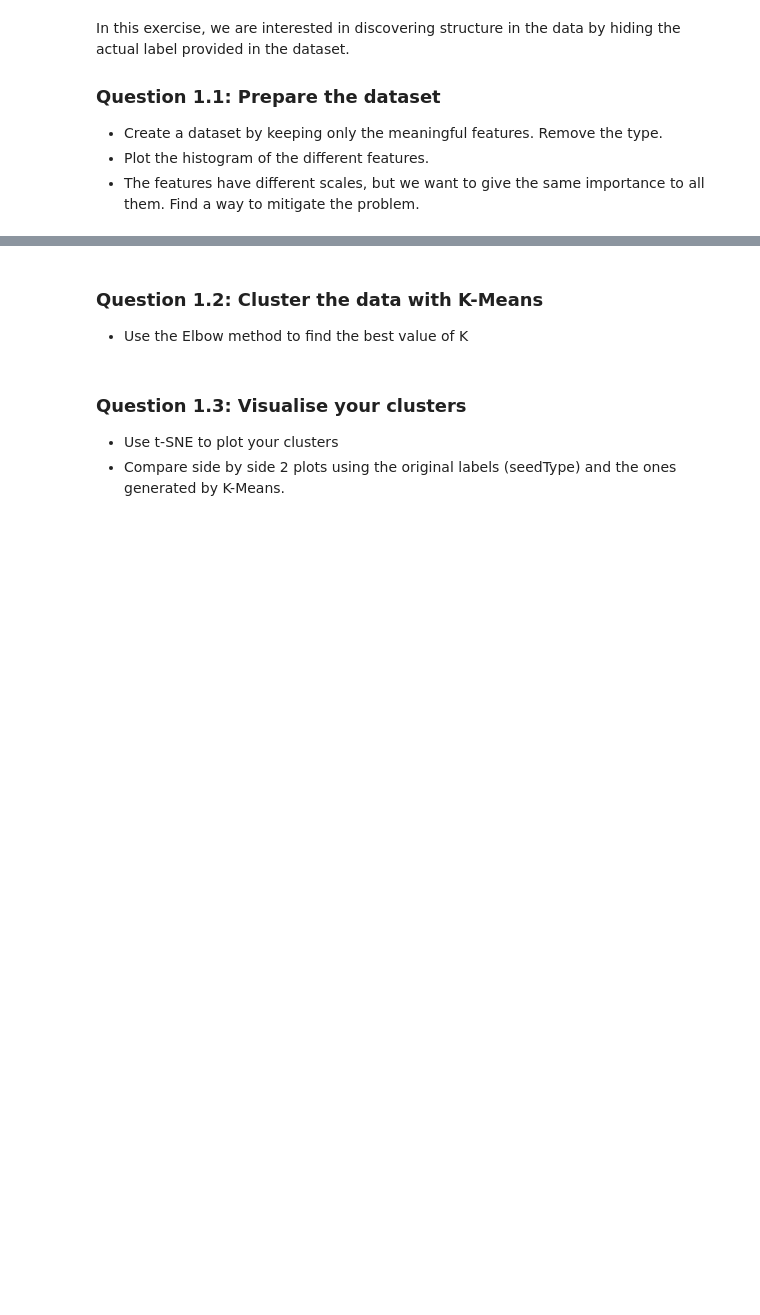
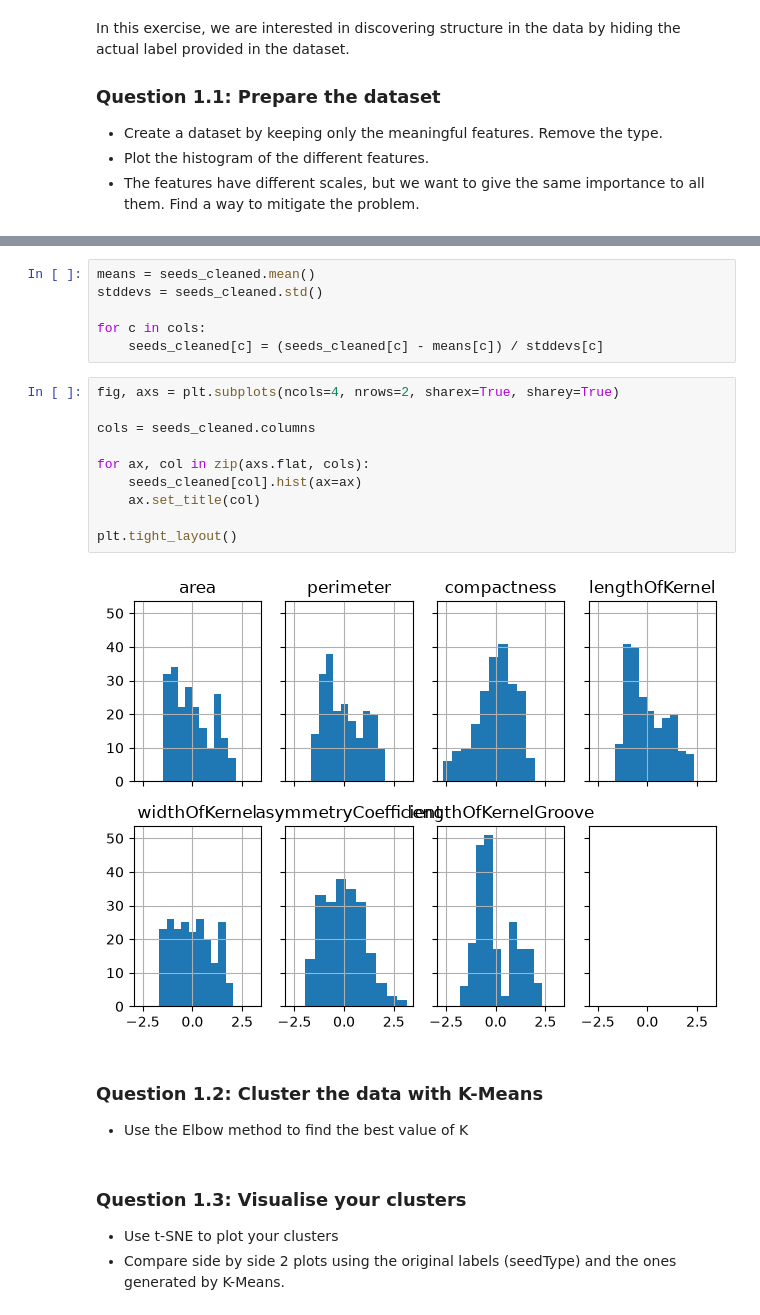
Before and after one commit to floribau/EPFL-ADA-2026, a Jupyter notebook: Exercises/08 - Learning from data - Unsupervised learning/Unsupervised_Learning.ipynb, the cells around one changed output, grey strips where cells are left out. Saved outputs shown, nothing was run; the diff lists cells and outputs as text; blank space fills up the shorter version.

```diff
--- a/Exercises/08 - Learning from data - Unsupervised learning/Unsupervised_Learning.ipynb
+++ b/Exercises/08 - Learning from data - Unsupervised learning/Unsupervised_Learning.ipynb
@@ -354,3 +377,21 @@ In this exercise, we are interested in discovering structure in the data by hidi
+# %%
+means = seeds_cleaned.mean()
+stddevs = seeds_cleaned.std()
+
+for c in cols:
+    seeds_cleaned[c] = (seeds_cleaned[c] - means[c]) / stddevs[c]
+# %%
+fig, axs = plt.subplots(ncols=4, nrows=2, sharex=True, sharey=True)
+
+cols = seeds_cleaned.columns
+
+for ax, col in zip(axs.flat, cols):
+    seeds_cleaned[col].hist(ax=ax)
+    ax.set_title(col)
+
+plt.tight_layout()
+# %% [output]
+[figure, added]
 # %% [markdown]
 ### Question 1.2: Cluster the data with K-Means
 
```
Also changed, not shown: parts of 2 cells of this notebook.
